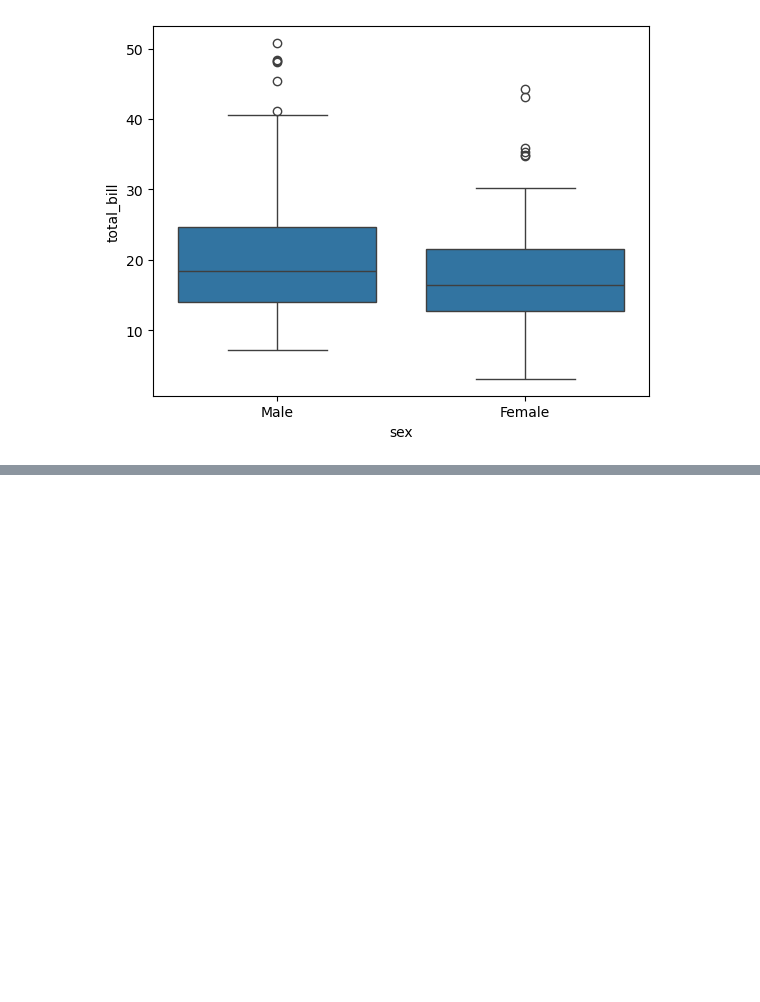
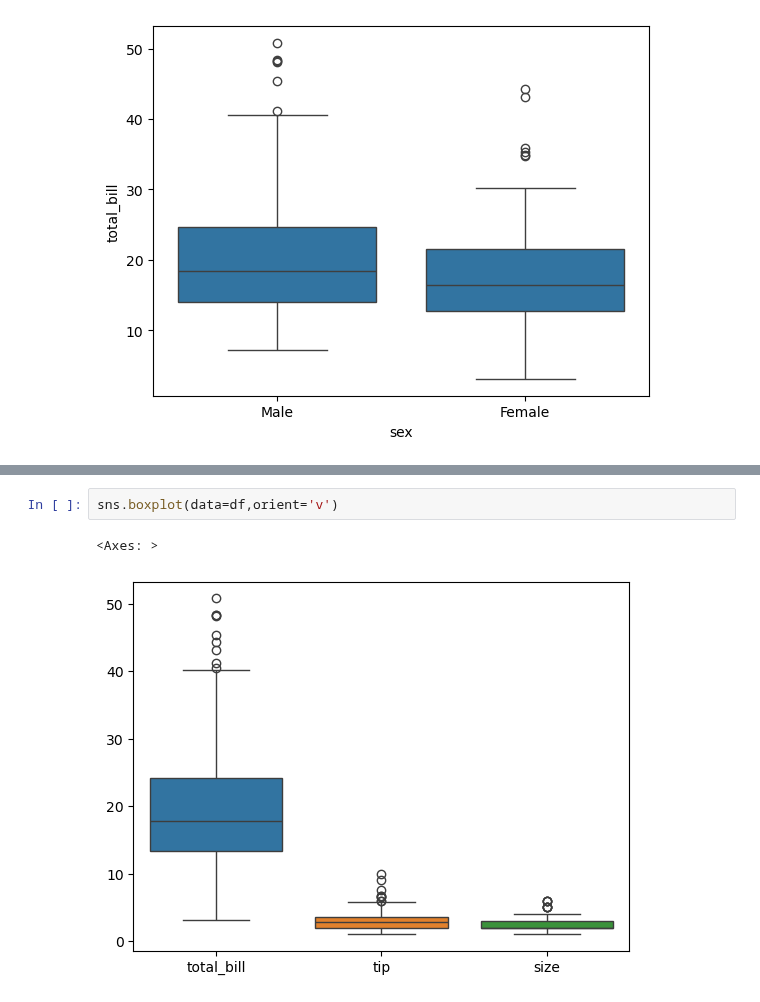
Before and after one commit to Yash-28-gits/ML-DL, a Jupyter notebook: Seaborn2.ipynb, the cells around one changed output, grey strips where cells are left out. Drawn from its saved outputs; the diff is of its cells as text; blank space fills up the shorter version.

```diff
--- a/Seaborn2.ipynb
+++ b/Seaborn2.ipynb
@@ -38,0 +47,5 @@ sns.boxplot(x='sex',y='total_bill',data=df)
+# %%
+sns.boxplot(data=df,orient='v')
+# %% [output]
+<Axes: >
+[figure, added]
```
Also changed, not shown: parts of 8 cells of this notebook, 2 other files.
